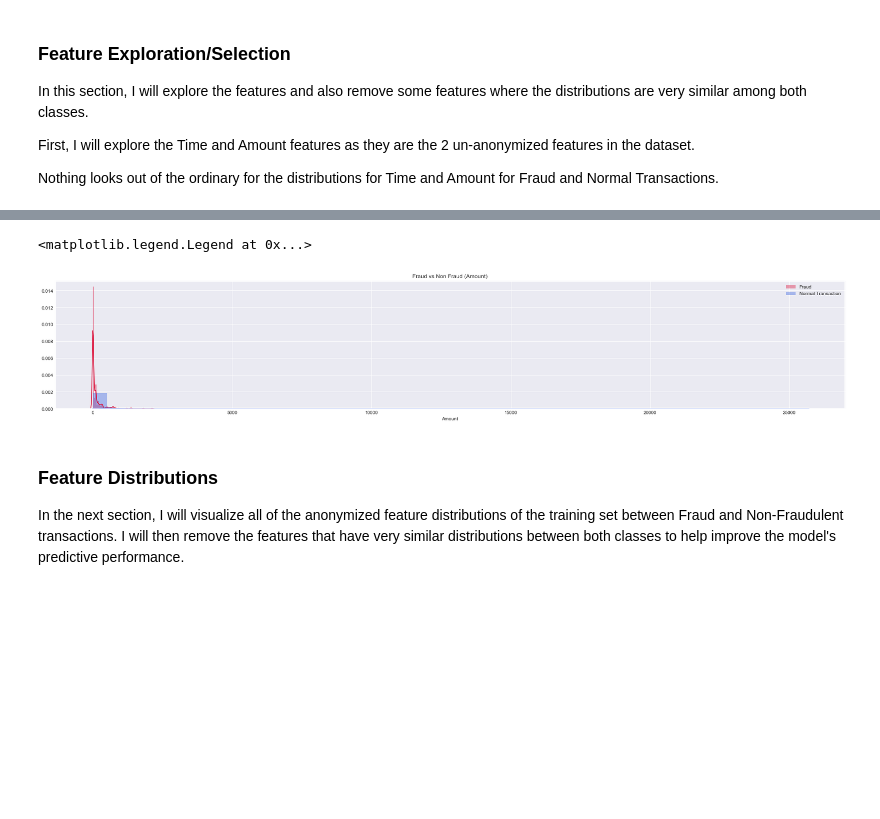
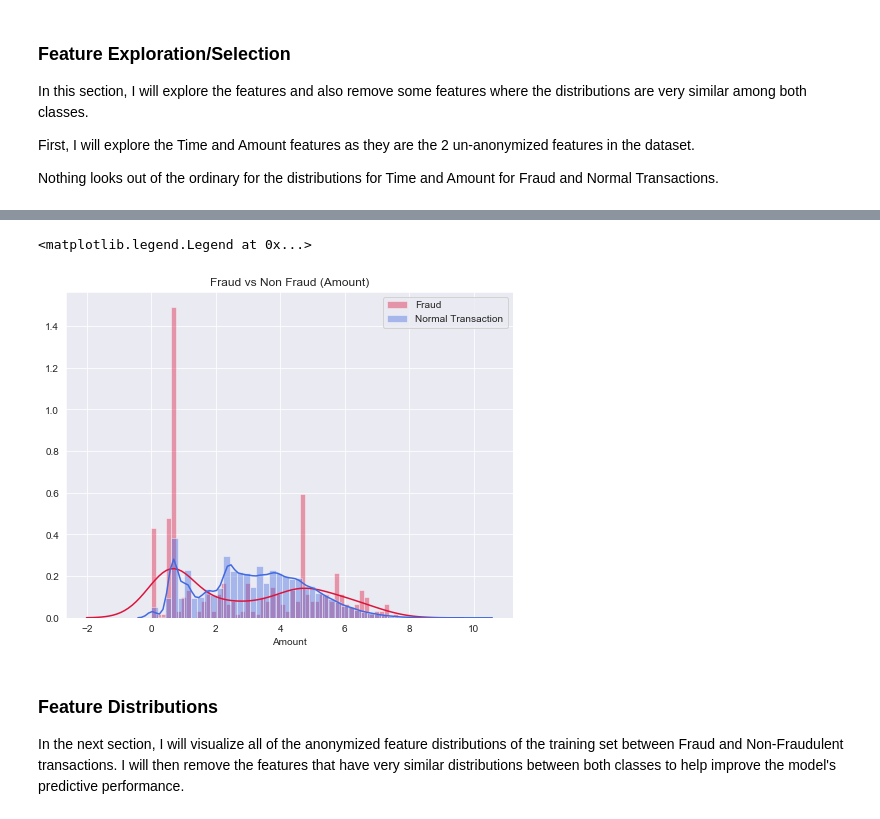
Before and after one commit to steimel64/steimel64.github.io, a Jupyter notebook: Notebooks/Fraud Analysis.ipynb, the cells around one changed output, grey strips where cells are left out. Drawn from its saved outputs; the diff is of its cells as text; code cells hidden in the pictures; blank space fills up the shorter version.

Commit message:
Update Fraud Analysis Notebook

```diff
--- a/Notebooks/Fraud Analysis.ipynb
+++ b/Notebooks/Fraud Analysis.ipynb
@@ -158,7 +158,7 @@ Baseline Accuracy: 0.99827 %
 ### Split Training/Test Data
 It is important to first split the training and test sets to prevent any data leakage. I will be splitting the train/test set 80/20 in this project which is pretty typical in most ML projects. The train set will then be used to train the model while the test set will be used for our final hold out set to evaluate fraud detection ability on unseen data.
 # %%
-train_set, test_set = train_test_split(cc, test_size = 0.2,random_state = 42)
+train_set, test_set = train_test_split(cc, test_size = 0.2,random_state = 42, stratify=cc['Class'])
 # %% [markdown]
 ### Feature Exploration/Selection
 In this section, I will explore the features and also remove some features where the distributions are very similar among both classes.
@@ -178,12 +178,15 @@ plt.legend()
+# %%
+train_set['Amount'] = np.log1p(train_set['Amount'])
+test_set['Amount'] = np.log1p(test_set['Amount'])
 # %%
-plt.subplots(figsize=(30, 5))
+plt.subplots(figsize=(8, 6))
 plt.title('Fraud vs Non Fraud (Amount)')
-graph1 = sns.distplot(train_set.Amount[train_set.Class == 1],bins=50, color='crimson', label='Fraud')
-graph2 = sns.distplot(train_set.Amount[train_set.Class == 0],bins=50, color='royalblue',label = 'Normal Transaction')
+graph1 = sns.distplot(train_set.Amount[train_set.Class == 1],bins=50, kde=True, color='crimson', label='Fraud')
+graph2 = sns.distplot(train_set.Amount[train_set.Class == 0],bins=50, kde=True, color='royalblue',label = 'Normal Transaction')
 plt.legend()
 # %% [output]
 <matplotlib.legend.Legend at 0x...>
-[figure, old version]
+[figure, new version]
 # %% [markdown]
 ### Feature Distributions
 In the next section, I will visualize all of the anonymized feature distributions of the training set between Fraud and Non-Fraudulent transactions. I will then remove the features that have very similar distributions between both classes to help improve the model's predictive performance.
```
Also changed, not shown: parts of 46 cells of this notebook.
